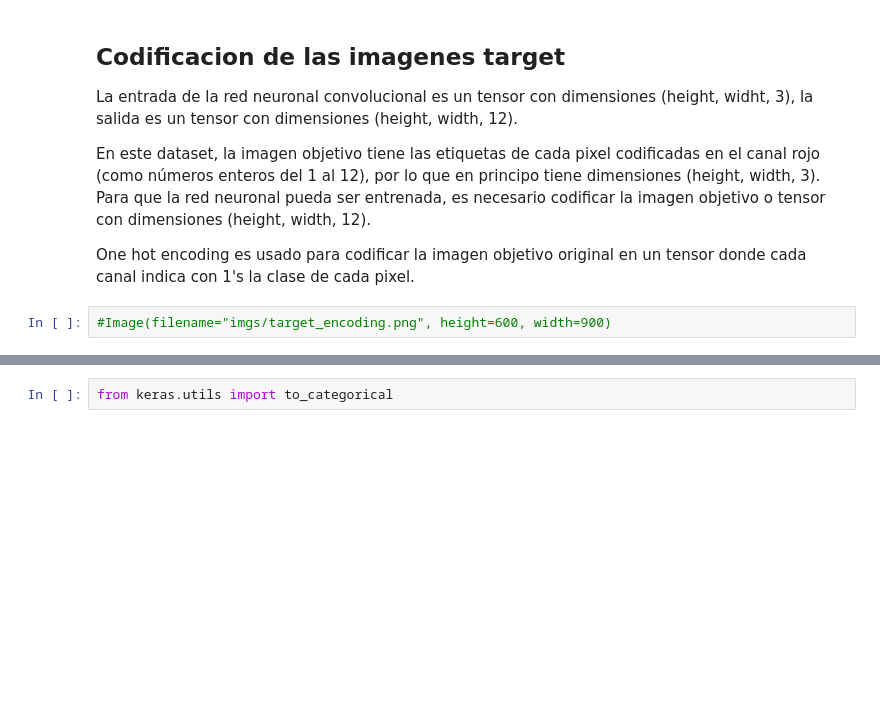
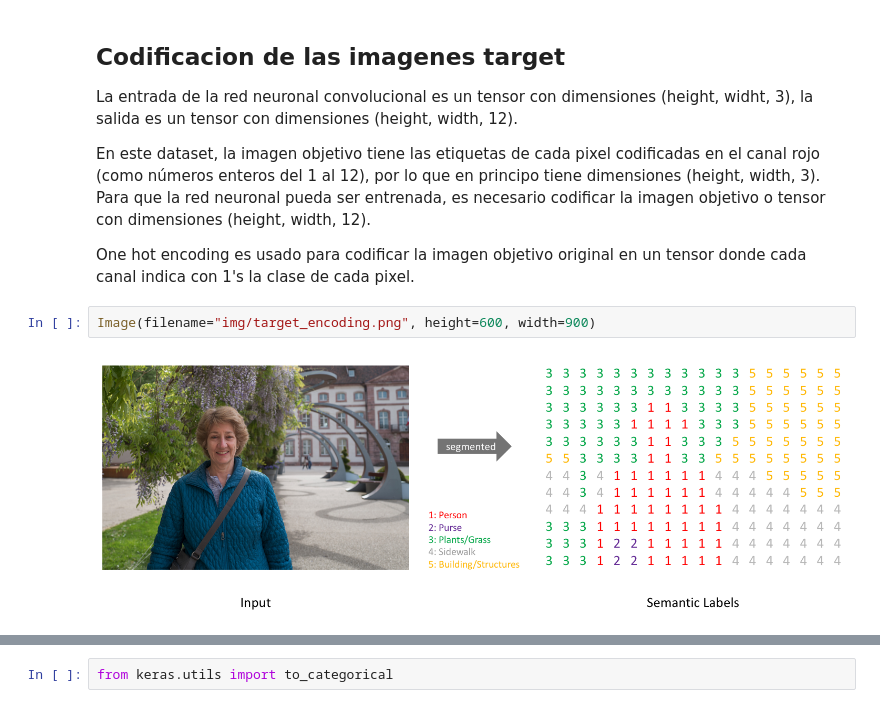
Before and after one commit to sjukdom/reconocimiento-de-patrones, a Jupyter notebook: Proyecto-1/segnet.ipynb, the cells around one changed output, grey strips where cells are left out. Saved outputs shown, nothing was run; the diff lists cells and outputs as text; blank space fills up the shorter version.

```diff
--- a/Proyecto-1/segnet.ipynb
+++ b/Proyecto-1/segnet.ipynb
@@ -116,5 +114,7 @@ En este dataset, la imagen objetivo tiene las etiquetas de cada pixel codificada
 
 One hot encoding es usado para codificar la imagen objetivo original en un tensor donde cada canal indica con 1's la clase de cada pixel.
 # %%
-#Image(filename="imgs/target_encoding.png", height=600, width=900)
+Image(filename="img/target_encoding.png", height=600, width=900)
+# %% [output]
+[figure, added]
 # %%
```
Also changed, not shown: parts of 21 cells of this notebook.
